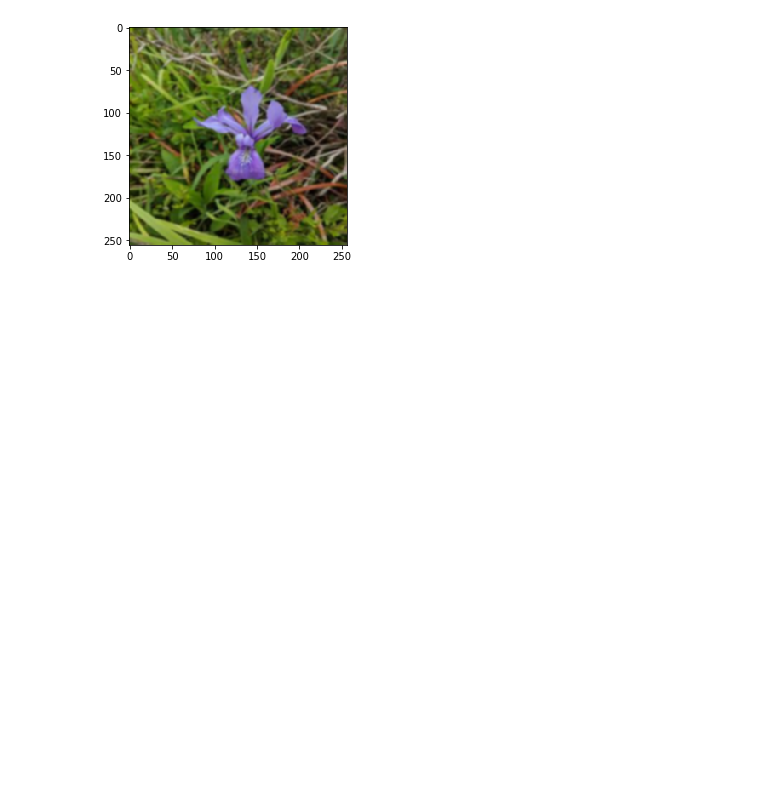
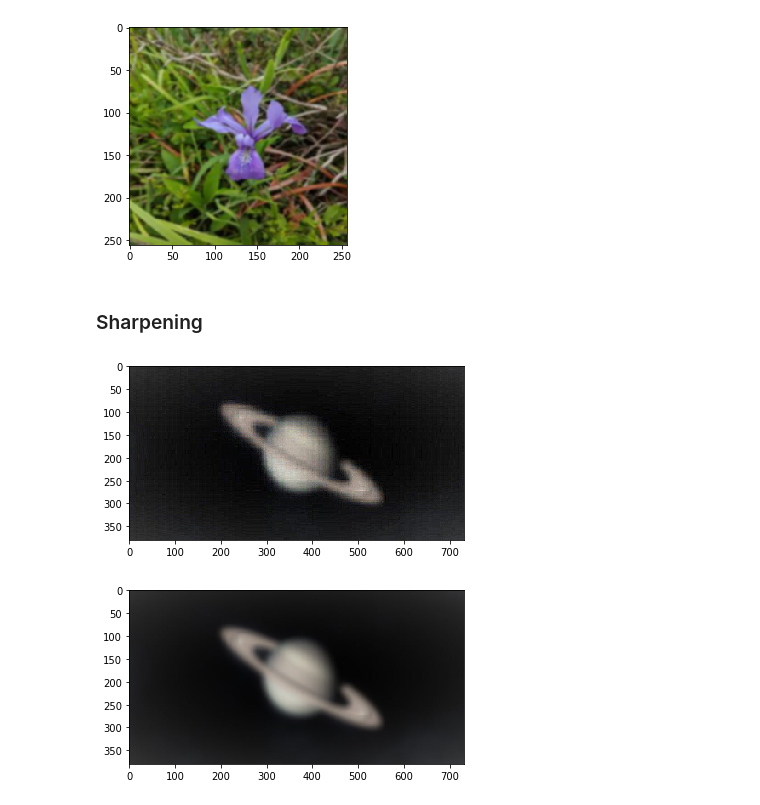
Before and after one commit to ItamarRocha/Machine-Learning-and-Data-Analysis, a Jupyter notebook: computer vision/OpenCV intro.ipynb, the cells around one changed output. Drawn from its saved outputs; the diff is of its cells as text; code cells hidden in the pictures; blank space fills up the shorter version.

```diff
--- a/computer vision/OpenCV intro.ipynb
+++ b/computer vision/OpenCV intro.ipynb
@@ -116,3 +116,21 @@ plt.imshow(gaussian_blurred)
 plt.show()
 # %% [output]
 [figure]
+# %% [markdown]
+### Sharpening
+# %%
+kernel_sharpening = np.array([[-1 ,-1, -1],
+                             [-1, 9, -1],
+                             [-1 ,-1, -1]])
+
+image3 = cv2.imread("blurry.jpg")
+image3 =  cv2.cvtColor(image3, cv2.COLOR_BGR2RGB)
+
+sharpened = cv2.filter2D(image3, -1, kernel_sharpening)
+plt.imshow(sharpened)
+plt.show()
+plt.imshow(image3)
+plt.show()
+# %% [output]
+[figure, added]
+[figure, added]
```
Also changed, not shown: parts of 8 cells of this notebook, 2 other files.
